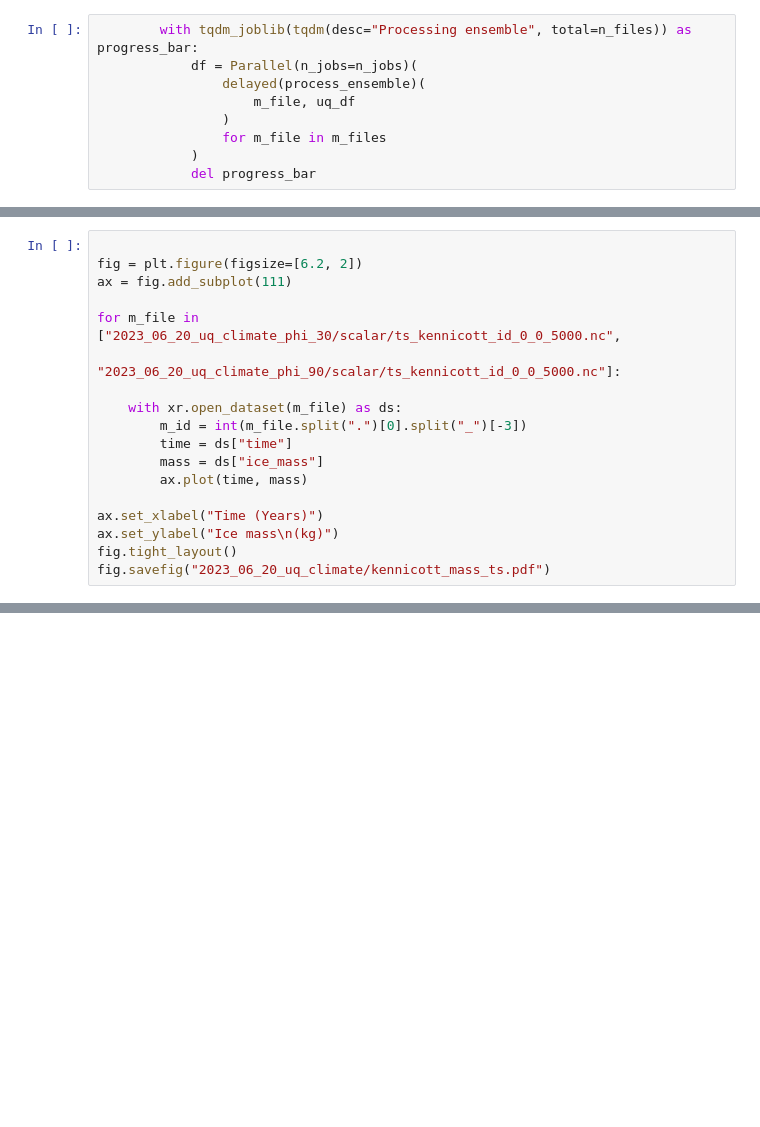
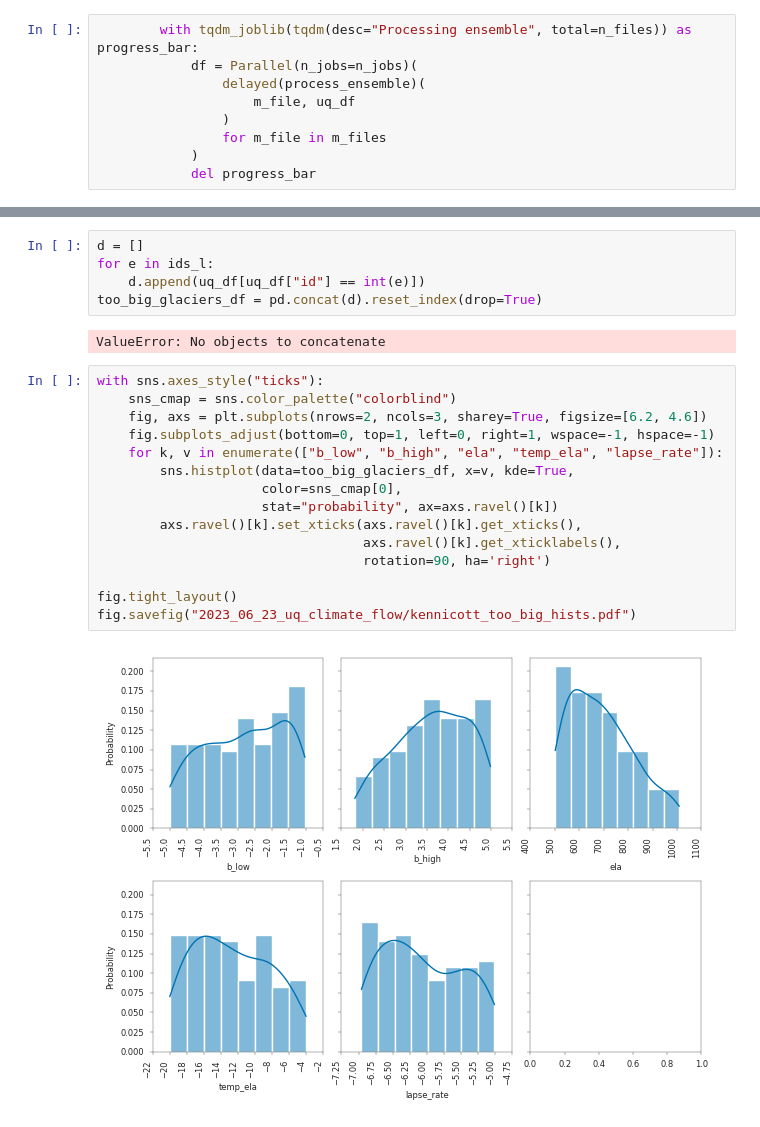
Before and after one commit to pism/pism-kennicott, a Jupyter notebook: kennicott.ipynb, the cells around one changed output, grey strips where cells are left out. Saved outputs shown, nothing was run; the diff lists cells and outputs as text; blank space fills up the shorter version.

```diff
--- a/kennicott.ipynb
+++ b/kennicott.ipynb
@@ -245,18 +336,0 @@ plt.hist(thicknesses_ela)
-# %%
-
-fig = plt.figure(figsize=[6.2, 2])
-ax = fig.add_subplot(111)
-
-for m_file in ["2023_06_20_uq_climate_phi_30/scalar/ts_kennicott_id_0_0_5000.nc",
-               "2023_06_20_uq_climate_phi_90/scalar/ts_kennicott_id_0_0_5000.nc"]:
-
-    with xr.open_dataset(m_file) as ds:
-        m_id = int(m_file.split(".")[0].split("_")[-3])
-        time = ds["time"]
-        mass = ds["ice_mass"]
-        ax.plot(time, mass)
-
-ax.set_xlabel("Time (Years)")
-ax.set_ylabel("Ice mass\n(kg)")
-fig.tight_layout()
-fig.savefig("2023_06_20_uq_climate/kennicott_mass_ts.pdf")
@@ -357,0 +349,24 @@ fig.savefig("ltop.pdf")
+# %%
+d = []
+for e in ids_l:
+    d.append(uq_df[uq_df["id"] == int(e)])
+too_big_glaciers_df = pd.concat(d).reset_index(drop=True)
+# %% [output]
+ValueError: No objects to concatenate
+# %%
+with sns.axes_style("ticks"):
+    sns_cmap = sns.color_palette("colorblind")
+    fig, axs = plt.subplots(nrows=2, ncols=3, sharey=True, figsize=[6.2, 4.6])
+    fig.subplots_adjust(bottom=0, top=1, left=0, right=1, wspace=-1, hspace=-1)
+    for k, v in enumerate(["b_low", "b_high", "ela", "temp_ela", "lapse_rate"]):
+        sns.histplot(data=too_big_glaciers_df, x=v, kde=True,
+                     color=sns_cmap[0],
+                     stat="probability", ax=axs.ravel()[k])
+        axs.ravel()[k].set_xticks(axs.ravel()[k].get_xticks(),
+                                  axs.ravel()[k].get_xticklabels(),
+                                  rotation=90, ha='right')
+
+fig.tight_layout()
+fig.savefig("2023_06_23_uq_climate_flow/kennicott_too_big_hists.pdf")
+# %% [output]
+[figure, added]
```
Also changed, not shown: parts of 31 cells of this notebook, 3 other files.
